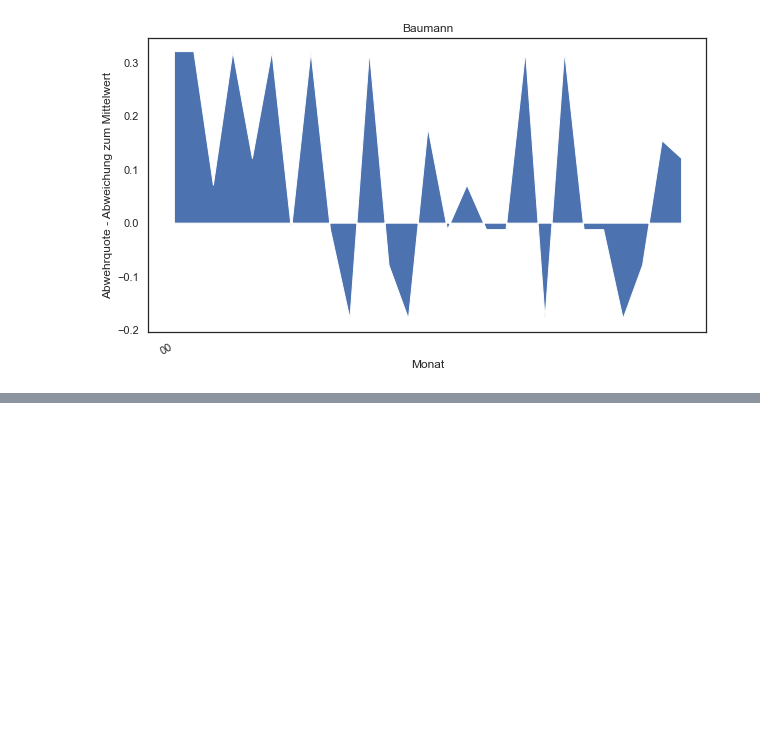
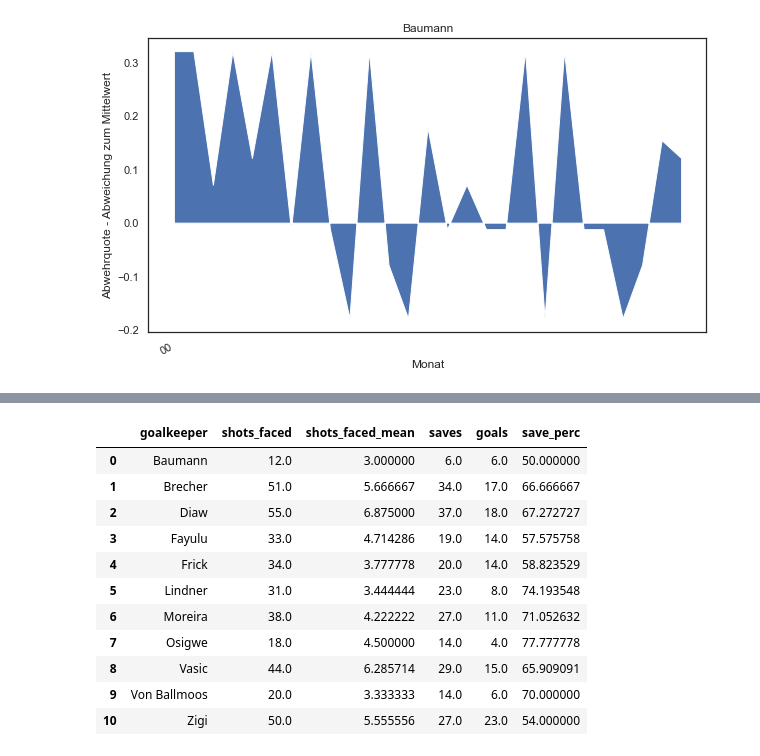
Before and after one commit to keepertrainer78698/youth-base, a Jupyter notebook: game-stats/super-league.ipynb, the cells around one changed output, grey strips where cells are left out. Saved outputs shown, nothing was run; the diff lists cells and outputs as text; code cells hidden in the pictures; blank space fills up the shorter version.

Commit message:
added super league season 21-22 data

```diff
--- a/game-stats/super-league.ipynb
+++ b/game-stats/super-league.ipynb
@@ -18,7 +18,7 @@ ln: config.py: File exists
 # %%
 sns.set(font='Meiryo', style='white')
 # %%
-path = '/Users/matthiashugli/Dropbox/bucket/super-league-stats/*'
+path = '/Users/matthiashugli/Dropbox/bucket/super-league-stats/*.csv'
 path2 = '/Users/matthiashugli/Dropbox/bucket/super-league-stats/raw_baumann_fbref_saison20-21.csv'
 
 df = pd.DataFrame()
@@ -42,7 +42,7 @@ df['goalkeeper'] = df.goalkeeper.apply(lambda x: 'Von Ballmoos' if fnmatch.fnmat
 # %%
 df['shots_faced'] = df.saves + df.ga
 super_league_stats_20_21 = df[(df.comp == 'Super League') & (df.date <= '2021-07-01')]
-super_league_stats_21_22 = df[(df.comp == 'Super League') & (df.date >= '2021-07-01')]
+super_league_stats_21_22 = df[(df.comp == 'Swiss Super League') & (df.date >= '2021-07-01')]
 # %%
 #shots_saves = df.groupby('goalkeeper')['sota', 'saves', 'ga'].sum().reset_index()
 #shots_saves = df.groupby('goalkeeper').agg({'sota': ['sum', 'mean'], 'saves': ['sum'], 'ga': ['sum']}).reset_index()
@@ -200,0 +219,3 @@ plt.show()
+# %%
+shots_saves_21_22 = super_league_stats_21_22.groupby('goalkeeper').agg(shots_faced=('shots_faced', 'sum'), shots_faced_mean=('shots_faced', 'mean'), saves=('saves', 'sum'), goals=('ga', 'sum')).reset_index()
+shots_saves_21_22['save_perc'] = shots_saves_21_22.saves / shots_saves_21_22.shots_faced * 100
@@ -200,0 +239,16 @@ plt.show()
+# %%
+shots_saves_21_22 = shots_saves_21_22.dropna().reset_index().drop(columns='index', axis=1)
+shots_saves_21_22
+# %% [output]
+|  | goalkeeper | shots_faced | shots_faced_mean | saves | goals | save_perc |
+| 0 | Baumann | 12.0 | 3.000000 | 6.0 | 6.0 | 50.000000 |
+| 1 | Brecher | 51.0 | 5.666667 | 34.0 | 17.0 | 66.666667 |
+| 2 | Diaw | 55.0 | 6.875000 | 37.0 | 18.0 | 67.272727 |
+| 3 | Fayulu | 33.0 | 4.714286 | 19.0 | 14.0 | 57.575758 |
+| 4 | Frick | 34.0 | 3.777778 | 20.0 | 14.0 | 58.823529 |
+| 5 | Lindner | 31.0 | 3.444444 | 23.0 | 8.0 | 74.193548 |
+| 6 | Moreira | 38.0 | 4.222222 | 27.0 | 11.0 | 71.052632 |
+| 7 | Osigwe | 18.0 | 4.500000 | 14.0 | 4.0 | 77.777778 |
+| 8 | Vasic | 44.0 | 6.285714 | 29.0 | 15.0 | 65.909091 |
+| 9 | Von Ballmoos | 20.0 | 3.333333 | 14.0 | 6.0 | 70.000000 |
+| 10 | Zigi | 50.0 | 5.555556 | 27.0 | 23.0 | 54.000000 |
```
Also changed, not shown: parts of 10 cells of this notebook, 1 other file.
